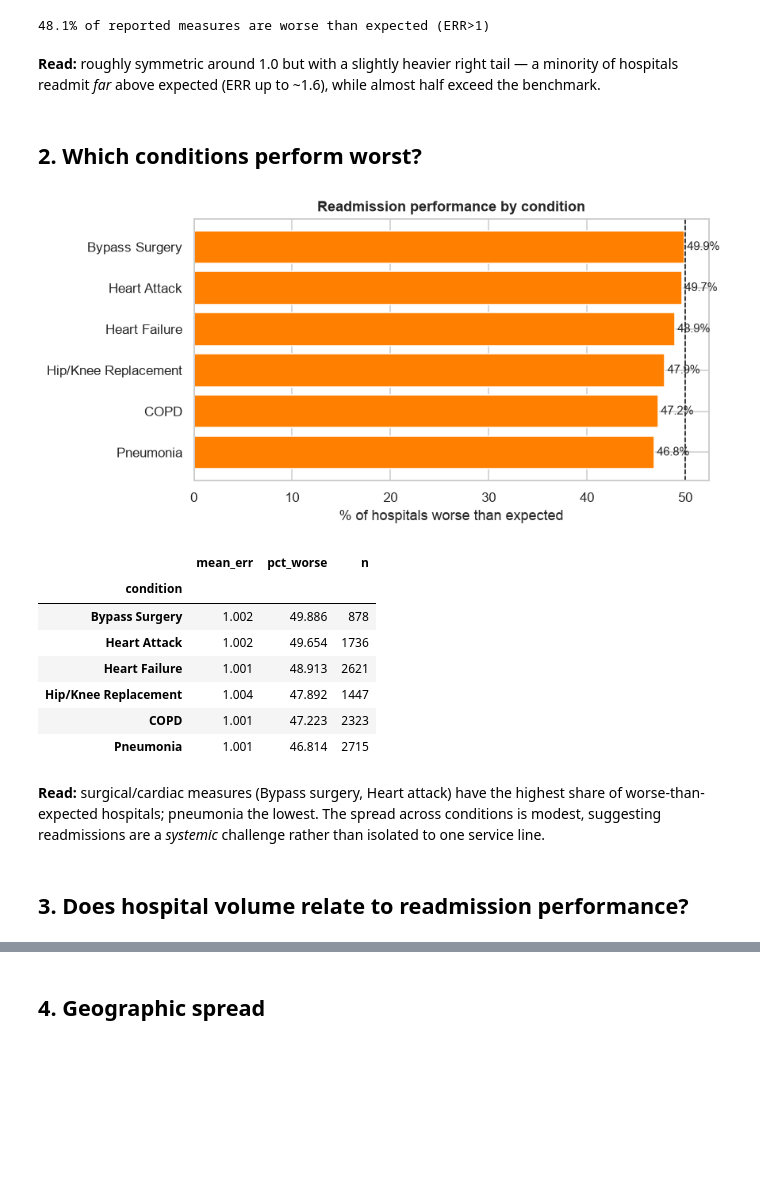
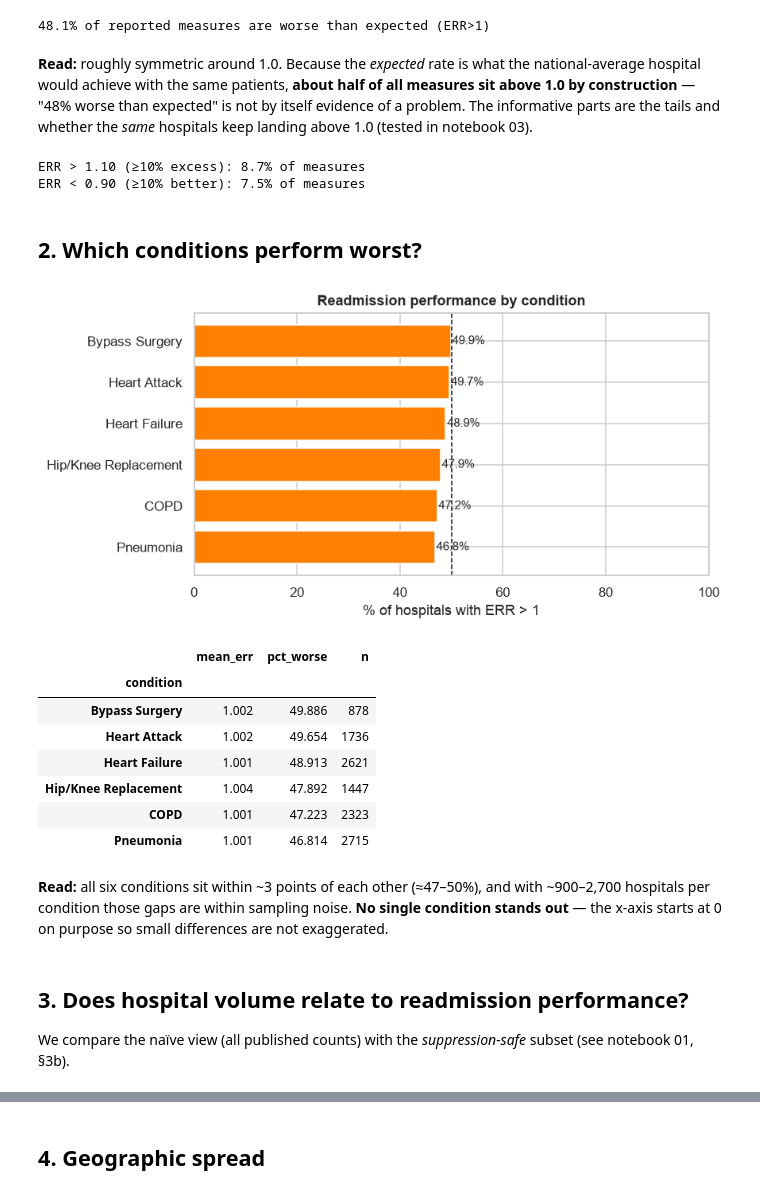
Before and after one commit to pavanmanjunath18/readmitscope, a Jupyter notebook: notebooks/02_eda.ipynb, the cells around one changed output, grey strips where cells are left out. Drawn from its saved outputs; the diff is of its cells as text; code cells hidden in the pictures; blank space fills up the shorter version.

```diff
--- a/notebooks/02_eda.ipynb
+++ b/notebooks/02_eda.ipynb
@@ -38,26 +38,36 @@ print(f"{(df['err']>1).mean()*100:.1f}% of reported measures are worse than expe
 # %% [output]
 [figure]
 48.1% of reported measures are worse than expected (ERR>1)
-# %% [markdown]
-**Read:** roughly symmetric around 1.0 but with a slightly heavier right tail — a minority of hospitals readmit *far* above expected (ERR up to ~1.6), while almost half exceed the benchmark.
+# %% [markdown]
+**Read:** roughly symmetric around 1.0. Because the *expected* rate is what the
+national-average hospital would achieve with the same patients, **about half of all
+measures sit above 1.0 by construction** — "48% worse than expected" is not by itself
+evidence of a problem. The informative parts are the tails and whether the *same*
+hospitals keep landing above 1.0 (tested in notebook 03).
+# %%
+print(f"ERR > 1.10 (≥10% excess): {(df['err']>1.10).mean()*100:.1f}% of measures")
+print(f"ERR < 0.90 (≥10% better): {(df['err']<0.90).mean()*100:.1f}% of measures")
+# %% [output]
+ERR > 1.10 (≥10% excess): 8.7% of measures
+ERR < 0.90 (≥10% better): 7.5% of measures
 # %% [markdown]
 ## 2. Which conditions perform worst?
 # %%
 by_cond = (df.groupby('condition')
              .agg(mean_err=('err','mean'),
                   pct_worse=('err', lambda s:(s>1).mean()*100),
                   n=('err','size'))
              .sort_values('pct_worse', ascending=False))
 fig, ax = plt.subplots(figsize=(8,4))
 bars = ax.barh(by_cond.index, by_cond['pct_worse'], color=ORANGE)
-ax.axvline(50, color=DARK, ls='--', lw=1)
-ax.set_xlabel('% of hospitals worse than expected'); ax.set_title('Readmission performance by condition')
+ax.axvline(50, color=DARK, ls='--', lw=1); ax.set_xlim(0, 100)
+ax.set_xlabel('% of hospitals with ERR > 1'); ax.set_title('Readmission performance by condition')
 ax.invert_yaxis()
 for b,v in zip(bars, by_cond['pct_worse']): ax.text(v+0.3, b.get_y()+b.get_height()/2, f"{v:.1f}%", va='center')
 plt.tight_layout(); plt.show()
 by_cond.round(3)
 # %% [output]
-[figure, old version]
+[figure, new version]
 |  | mean_err | pct_worse | n |
 | condition |  |  |  |
 | Bypass Surgery | 1.002 | 49.886 | 878 |
@@ -66,8 +76,9 @@ by_cond.round(3)
 | Hip/Knee Replacement | 1.004 | 47.892 | 1447 |
 | COPD | 1.001 | 47.223 | 2323 |
 | Pneumonia | 1.001 | 46.814 | 2715 |
-# %% [markdown]
-**Read:** surgical/cardiac measures (Bypass surgery, Heart attack) have the highest share of worse-than-expected hospitals; pneumonia the lowest. The spread across conditions is modest, suggesting readmissions are a *systemic* challenge rather than isolated to one service line.
+# %% [markdown]
+**Read:** all six conditions sit within ~3 points of each other (≈47–50%), and with ~900–2,700 hospitals per condition those gaps are within sampling noise. **No single condition stands out** — the x-axis starts at 0 on purpose so small differences are not exaggerated.
 # %% [markdown]
 ## 3. Does hospital volume relate to readmission performance?
+We compare the naïve view (all published counts) with the *suppression-safe* subset (see notebook 01, §3b).
 # %%
```
Also changed, not shown: parts of 6 cells of this notebook, 40 other files.
